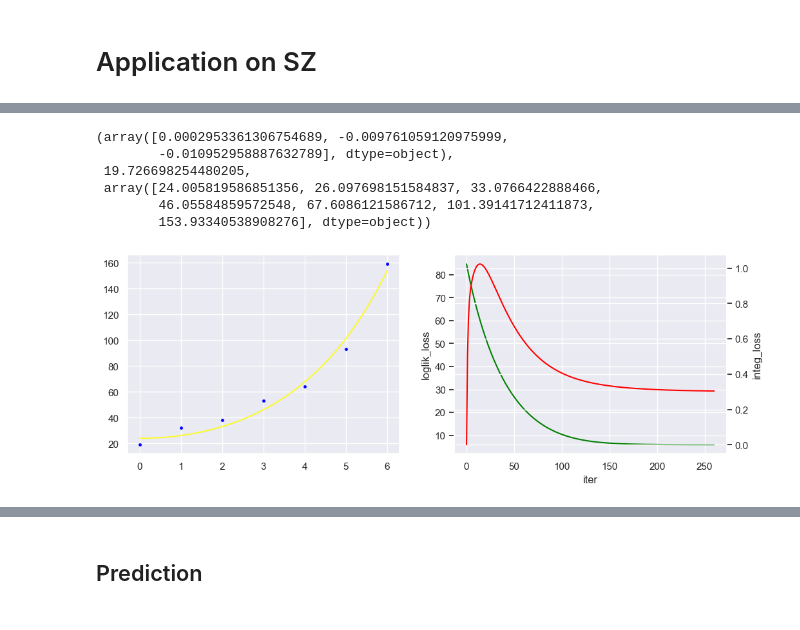
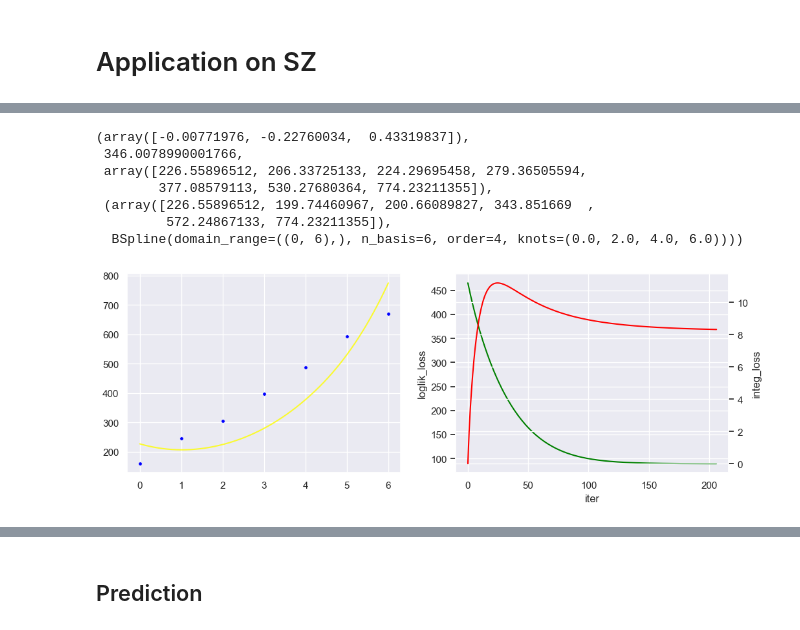
Before and after one commit to ChenZhouUC/Covid19_Modeling, a Jupyter notebook: scripts/covid19.ipynb, the cells around one changed output, grey strips where cells are left out. Cells and saved outputs as stored; diff of their text form; code cells hidden in the pictures.

```diff
--- a/scripts/covid19.ipynb
+++ b/scripts/covid19.ipynb
@@ -229,31 +231,32 @@ data_modeling
 | 1181 | 2022-03-27 | 168 | 5949 | 5949.000 | 1.000 | 212 | 0 | 3 | 2 | ... |
 | 1182 | 2022-03-28 | 169 | 4835 | 4835.000 | 1.000 | 241 | 1 | 6 | 2 | ... |
 # %%
-ser = data_modeling.total_affected.iloc[:7].values
+ser = data_modeling.total_affected.iloc[6:13].values
 kappa_init, mu_init, tau_init = 0.72, 0.76, 1.43
 
 bs_coeff_local_opt(
     ser,
     kappa=kappa_init,
     mu=mu_init,
     tau=tau_init,
     bs_interp_prop=0.5,
     interg_interp_prop=200.0,
     labd=5.0,
     lr=0.02,
     decay=0.999,
     iters=int(4e2),
     early_stop_ratio=[1.2, 0.9999],
     early_stop_steps=3,
     show_process=True,
-    ser_loss_expansion=0.1
+    ser_loss_expansion=0.1,
 )
 # %% [output]
-(array([0.0002953361306754689, -0.009761059120975999,
-        -0.010952958887632789], dtype=object),
- 19.726698254480205,
- array([24.005819586851356, 26.097698151584837, 33.0766422888466,
-        46.05584859572548, 67.6086121586712, 101.39141712411873,
-        153.93340538908276], dtype=object))
+(array([-0.00771976, -0.22760034,  0.43319837]),
+ 346.0078990001766,
+ array([226.55896512, 206.33725133, 224.29695458, 279.36505594,
+        377.08579113, 530.27680364, 774.23211355]),
+ (array([226.55896512, 199.74460967, 200.66089827, 343.851669  ,
+         572.24867133, 774.23211355]),
+  BSpline(domain_range=((0, 6),), n_basis=6, order=4, knots=(0.0, 2.0, 4.0, 6.0))))
-[figure, old version]
+[figure, new version]
 # %%
```
Also changed, not shown: parts of 9 cells of this notebook, 1 other file.
